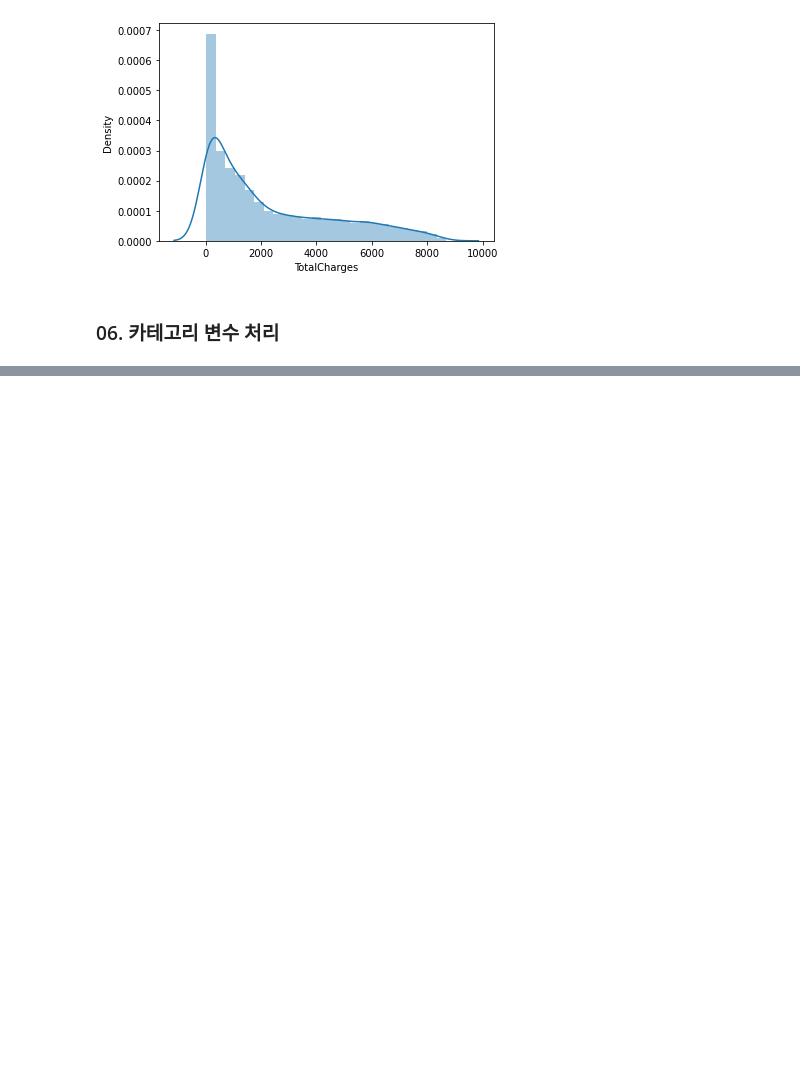
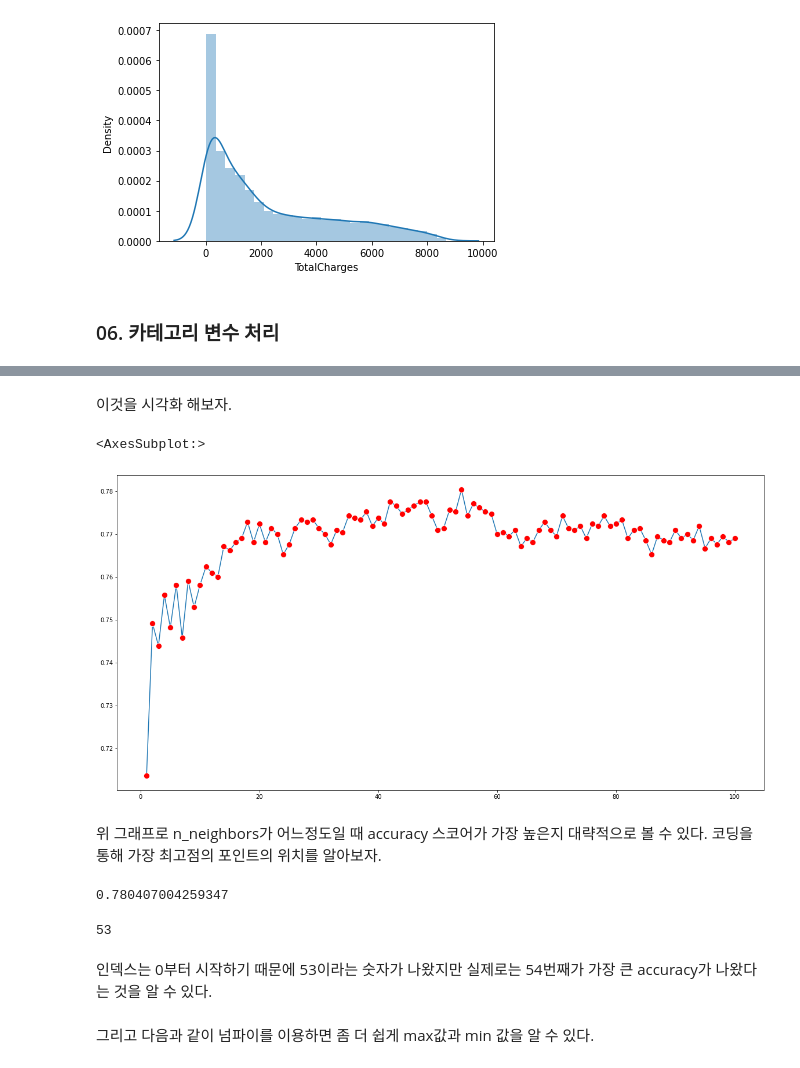
Before and after one commit to jaeyoon89/fastcampus_study, a Jupyter notebook: ch.04_customer_Churn_Forecast_KNN.ipynb, the cells around one changed output, grey strips where cells are left out. Drawn from its saved outputs; the diff is of its cells as text; code cells hidden in the pictures; blank space fills up the shorter version.

```diff
--- a/ch.04_customer_Churn_Forecast_KNN.ipynb
+++ b/ch.04_customer_Churn_Forecast_KNN.ipynb
@@ -354,0 +724,2 @@ sns.distplot(data['TotalCharges'])
+# %%
+knn.fit(X_train, y_train)
@@ -354,0 +728,2 @@ sns.distplot(data['TotalCharges'])
+# %%
+pred = knn.predict(X_test)
@@ -354,0 +802,8 @@ sns.distplot(data['TotalCharges'])
+# %%
+error_list = []
+# %%
+for i in range(1,101):
+    knn = KNeighborsClassifier(n_neighbors = i)
+    knn.fit(X_train, y_train)
+    pred = knn.predict(X_test)
+    error_list.append(accuracy_score(y_test, pred))
@@ -354,0 +830,22 @@ sns.distplot(data['TotalCharges'])
+# %% [markdown]
+이것을 시각화 해보자.
+# %%
+plt.figure(figsize=(20,10))
+sns.lineplot(x = range(1,101), y = error_list, marker = 'o', markersize=10, markerfacecolor='red')
+# %% [output]
+<AxesSubplot:>
+[figure, added]
+# %% [markdown]
+위 그래프로 n_neighbors가 어느정도일 때 accuracy 스코어가 가장 높은지 대략적으로 볼 수 있다. 코딩을 통해 가장 최고점의 포인트의 위치를 알아보자.
+# %%
+max(error_list)
+# %% [output]
+0.780407004259347
+# %%
+error_list.index(max(error_list))
+# %% [output]
+53
+# %% [markdown]
+인덱스는 0부터 시작하기 때문에 53이라는 숫자가 나왔지만 실제로는 54번째가 가장 큰 accuracy가 나왔다는 것을 알 수 있다.
+# %% [markdown]
+그리고 다음과 같이 넘파이를 이용하면 좀 더 쉽게 max값과 min 값을 알 수 있다.
```
Also changed, not shown: parts of 95 cells of this notebook.
